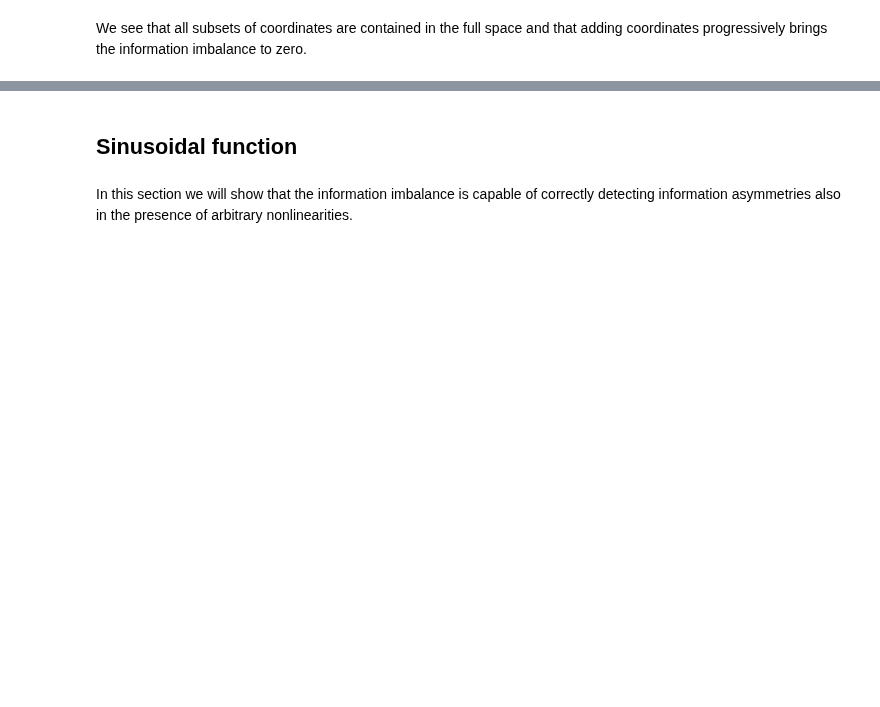
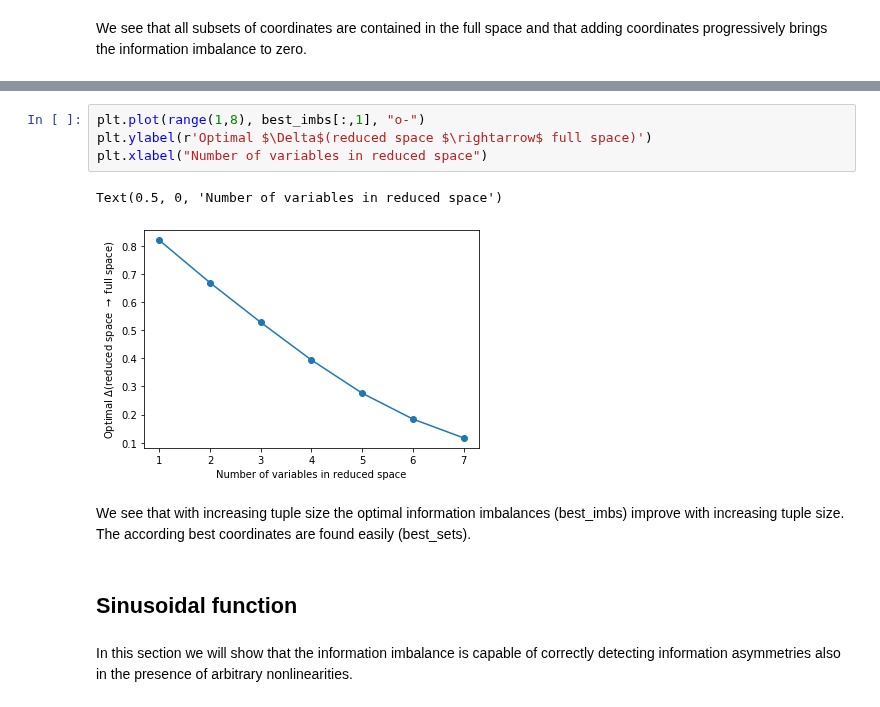
Before and after one commit to sissa-data-science/DADApy, a Jupyter notebook: examples/notebook_on_information_imbalance.ipynb, the cells around one changed output, grey strips where cells are left out. Drawn from its saved outputs; the diff is of its cells as text; blank space fills up the shorter version.

```diff
--- a/examples/notebook_on_information_imbalance.ipynb
+++ b/examples/notebook_on_information_imbalance.ipynb
@@ -149,3 +211,12 @@ We see that all subsets of coordinates are contained in the full space and that
+# %%
+plt.plot(range(1,8), best_imbs[:,1], "o-")
+plt.ylabel(r'Optimal $\Delta$(reduced space $\rightarrow$ full space)')
+plt.xlabel("Number of variables in reduced space")
+# %% [output]
+Text(0.5, 0, 'Number of variables in reduced space')
+[figure, added]
+# %% [markdown]
+We see that with increasing tuple size the optimal information imbalances (best_imbs) improve with increasing tuple size. The according best coordinates are found easily (best_sets).
 # %% [markdown]
 ## Sinusoidal function
 # %% [markdown]
```
Also changed, not shown: parts of 45 cells of this notebook.
